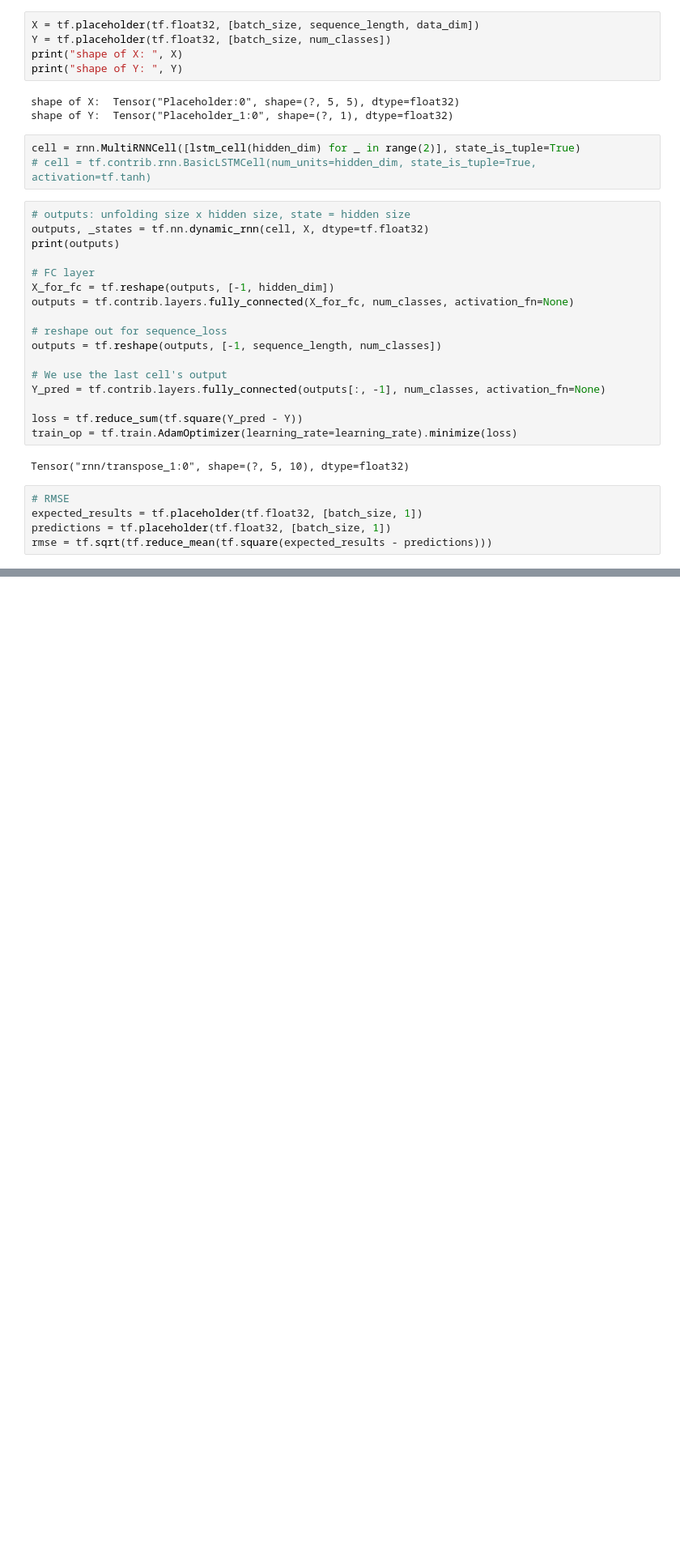
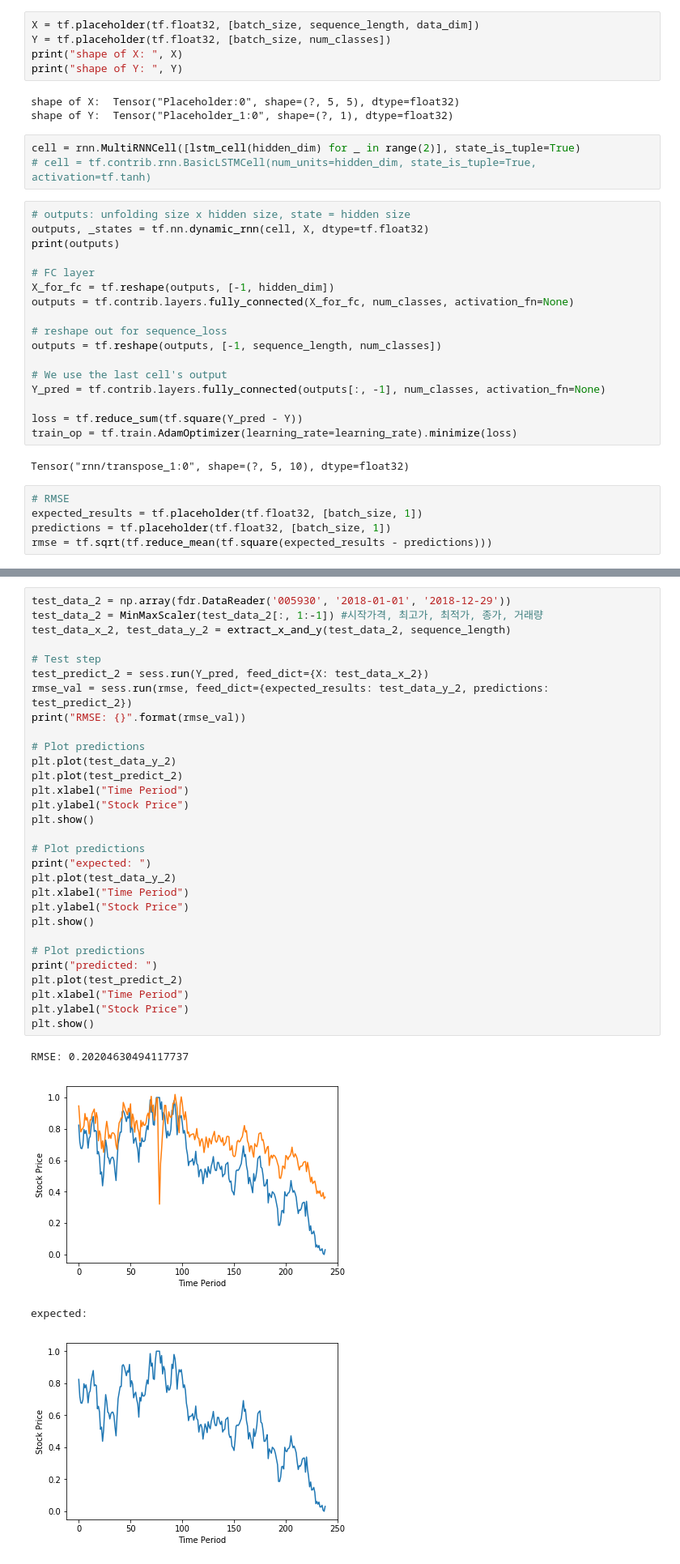
Before and after one commit to Kims-DeveloperGroup/stock-market-data-ML, a Jupyter notebook: daily_stock_price_prediction_prototype.ipynb, the cells around one changed output, grey strips where cells are left out. Shown at 81% size. Drawn from its saved outputs; the diff is of its cells as text; blank space fills up the shorter version.

```diff
--- a/daily_stock_price_prediction_prototype.ipynb
+++ b/daily_stock_price_prediction_prototype.ipynb
@@ -151,0 +189,35 @@ RMSE: 0.35311147570610046
+# %%
+test_data_2 = np.array(fdr.DataReader('005930', '2018-01-01', '2018-12-29'))
+test_data_2 = MinMaxScaler(test_data_2[:, 1:-1]) #시작가격, 최고가, 최적가, 종가, 거래량
+test_data_x_2, test_data_y_2 = extract_x_and_y(test_data_2, sequence_length)
+
+# Test step
+test_predict_2 = sess.run(Y_pred, feed_dict={X: test_data_x_2})
+rmse_val = sess.run(rmse, feed_dict={expected_results: test_data_y_2, predictions: test_predict_2})
+print("RMSE: {}".format(rmse_val))
+
+# Plot predictions
+plt.plot(test_data_y_2)
+plt.plot(test_predict_2)
+plt.xlabel("Time Period")
+plt.ylabel("Stock Price")
+plt.show()
+
+# Plot predictions
+print("expected: ")
+plt.plot(test_data_y_2)
+plt.xlabel("Time Period")
+plt.ylabel("Stock Price")
+plt.show()
+
+# Plot predictions
+print("predicted: ")
+plt.plot(test_predict_2)
+plt.xlabel("Time Period")
+plt.ylabel("Stock Price")
+plt.show()
+# %% [output]
+RMSE: 0.20204630494117737
+[figure, added]
+expected:
+[figure, added]
```
Also changed, not shown: parts of 8 cells of this notebook.
